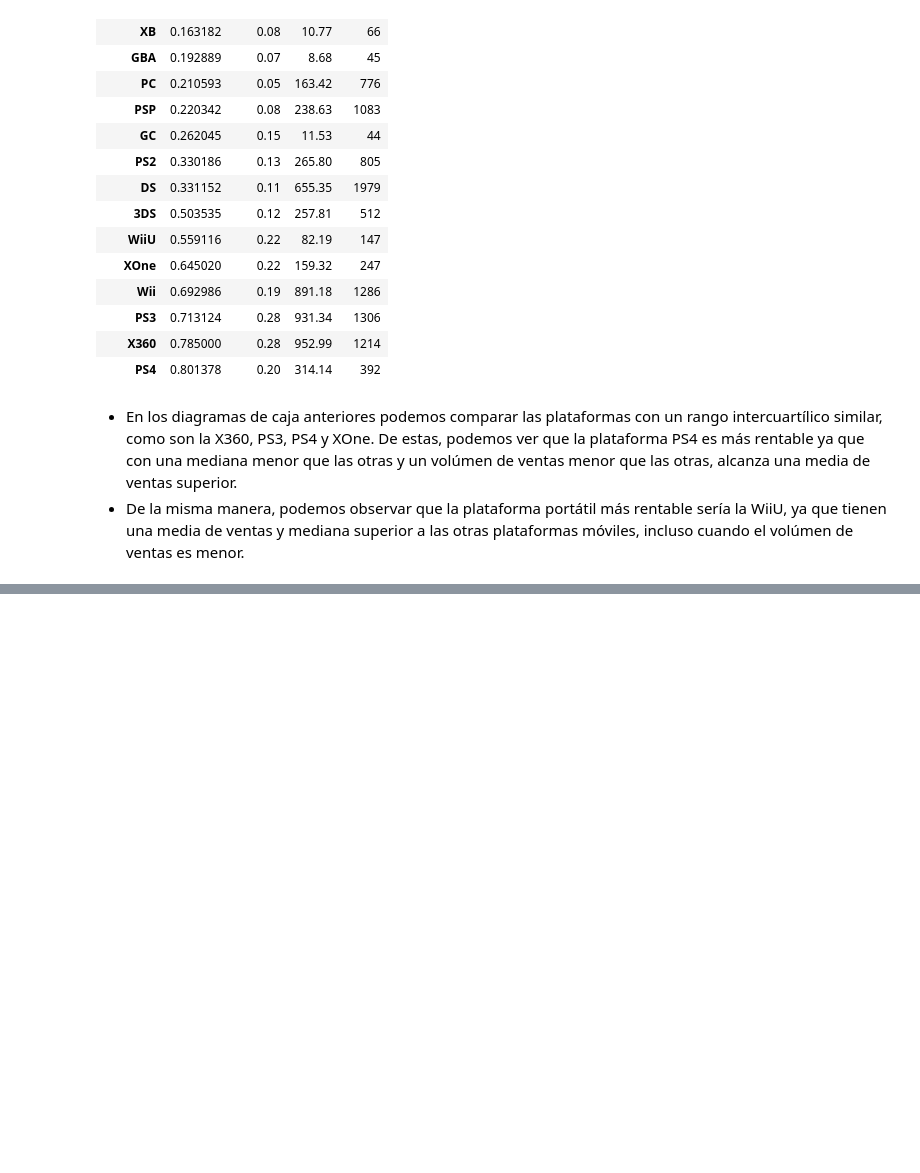
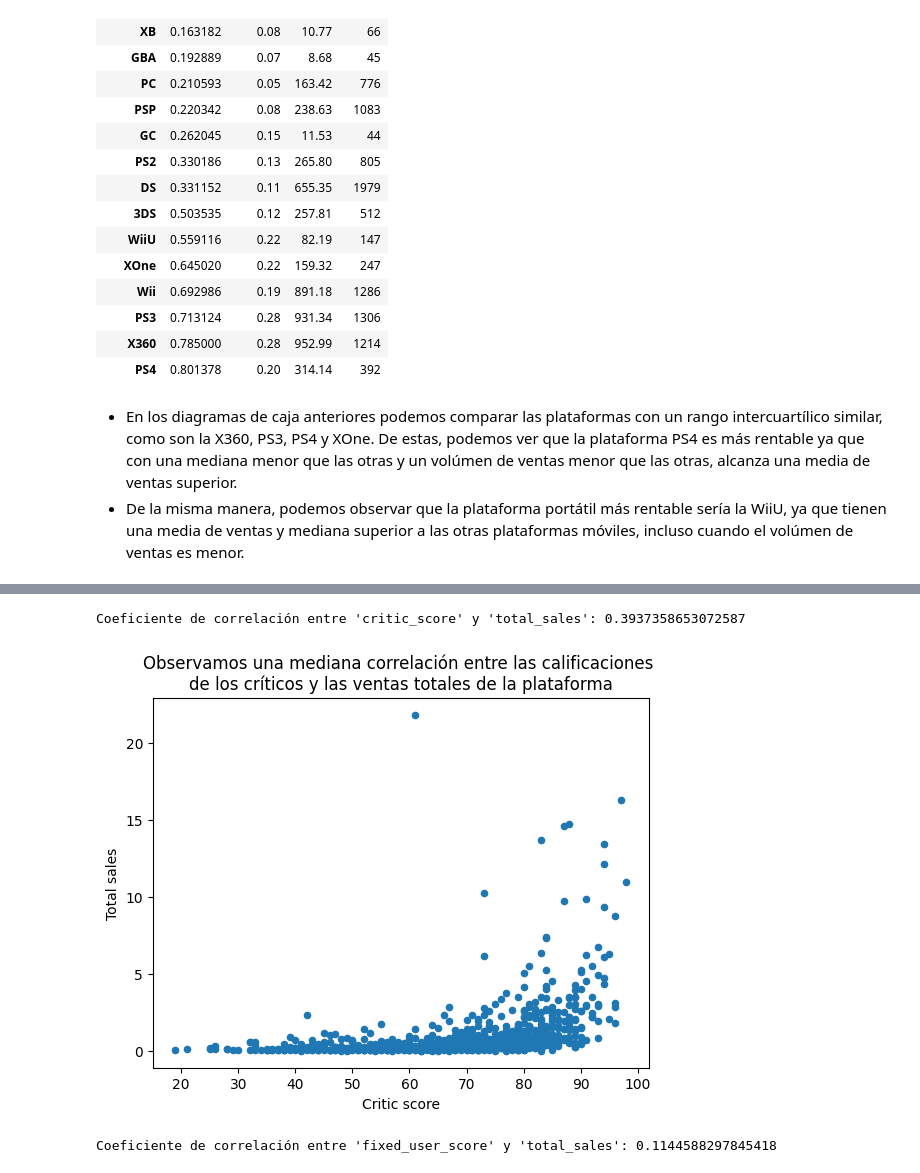
Before and after one commit to Victor-Mier/statistical_analysis, a Jupyter notebook: notebook.ipynb, the cells around one changed output, grey strips where cells are left out. Cells and saved outputs as stored; diff of their text form; code cells hidden in the pictures; blank space fills up the shorter version.

```diff
--- a/notebook.ipynb
+++ b/notebook.ipynb
@@ -666,0 +705,24 @@ total_sales_mean.sort_values(by='mean')
+# %%
+# Escogemos la plataforma X360 por se la que tiene más valores en 'critic_score' y menos ausentes.
+filtered_X360 = games.query("platform == 'X360'")
+print("Coeficiente de correlación entre 'critic_score' y 'total_sales':", filtered_X360['critic_score'].corr(filtered_X360['total_sales']))
+# %% [output]
+Coeficiente de correlación entre 'critic_score' y 'total_sales': 0.3937358653072587
+# %%
+# Graficamos la dispersión de estas mismas variables
+filtered_X360.plot(
+    kind='scatter',
+    x='critic_score',
+    y='total_sales',
+    xlabel='Critic score',
+    ylabel='Total sales',
+    title='Observamos una mediana correlación entre las calificaciones \nde los críticos y las ventas totales de la plataforma'
+)
+plt.show()
+# %% [output]
+[figure, added]
+# %%
+# Repetimos ahora para la columna 'fixed_user_score' donde cambiamos la leyenda "tbd" por valores ausentes
+print("Coeficiente de correlación entre 'fixed_user_score' y 'total_sales':", filtered_X360['fixed_user_score'].corr(filtered_X360['total_sales']))
+# %% [output]
+Coeficiente de correlación entre 'fixed_user_score' y 'total_sales': 0.1144588297845418
```
Also changed, not shown: parts of 21 cells of this notebook.
